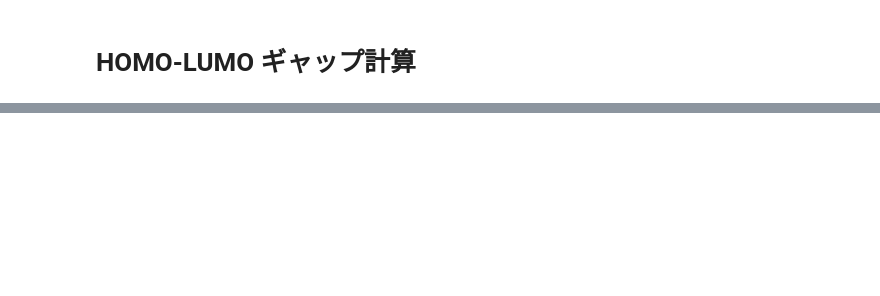
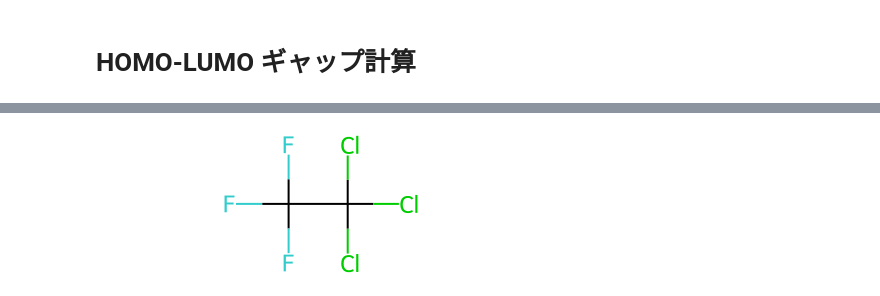
Before and after one commit to SolKul/MassMI, a Jupyter notebook: 10Psi4BayesOpt.ipynb, the cells around one changed output, grey strips where cells are left out. Saved outputs shown, nothing was run; the diff lists cells and outputs as text; code cells hidden in the pictures; blank space fills up the shorter version.

```diff
--- a/10Psi4BayesOpt.ipynb
+++ b/10Psi4BayesOpt.ipynb
@@ -190,0 +281,4 @@ NameError: name 'swave_function' is not defined
+# %%
+mol_df.iloc[bayes_opt_dis2.train_target_no_list[5],0]
+# %% [output]
+[figure, added]
```
Also changed, not shown: parts of 21 cells of this notebook, 1 other file.
